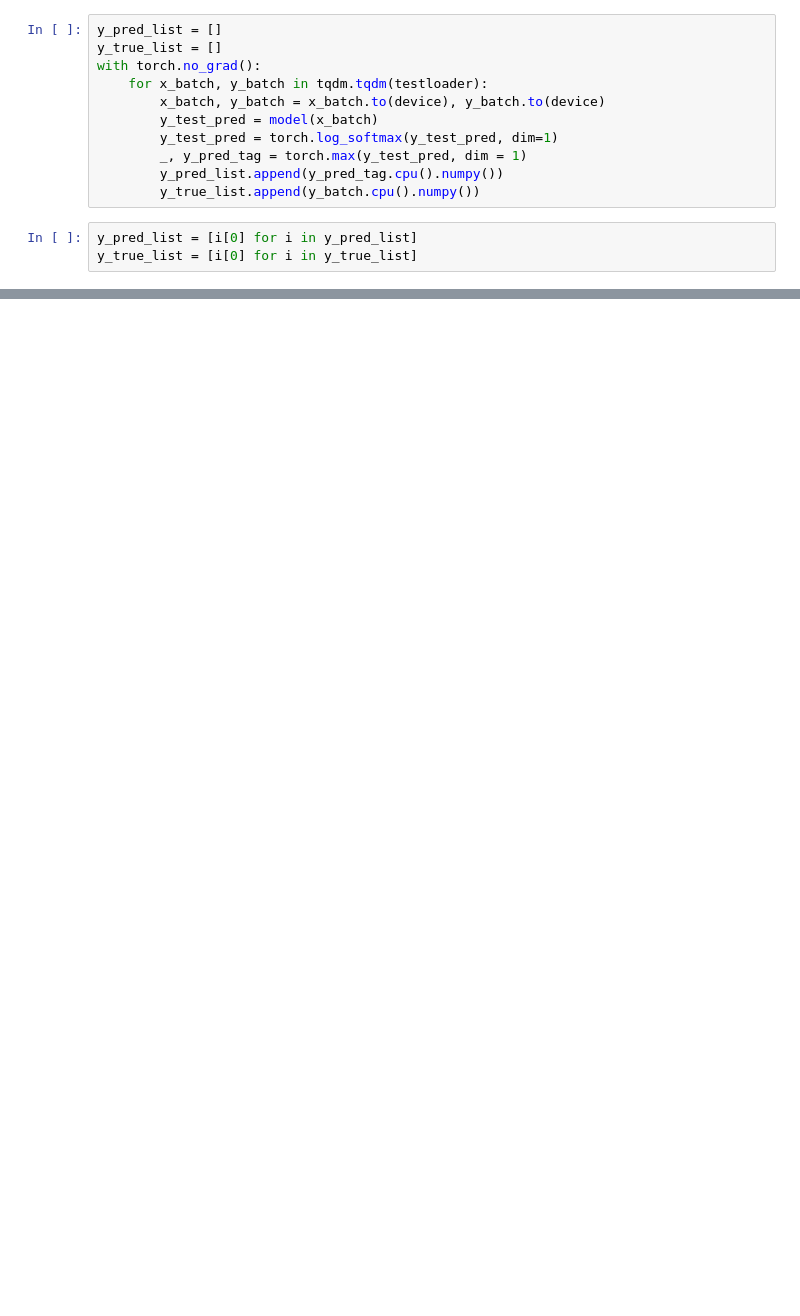
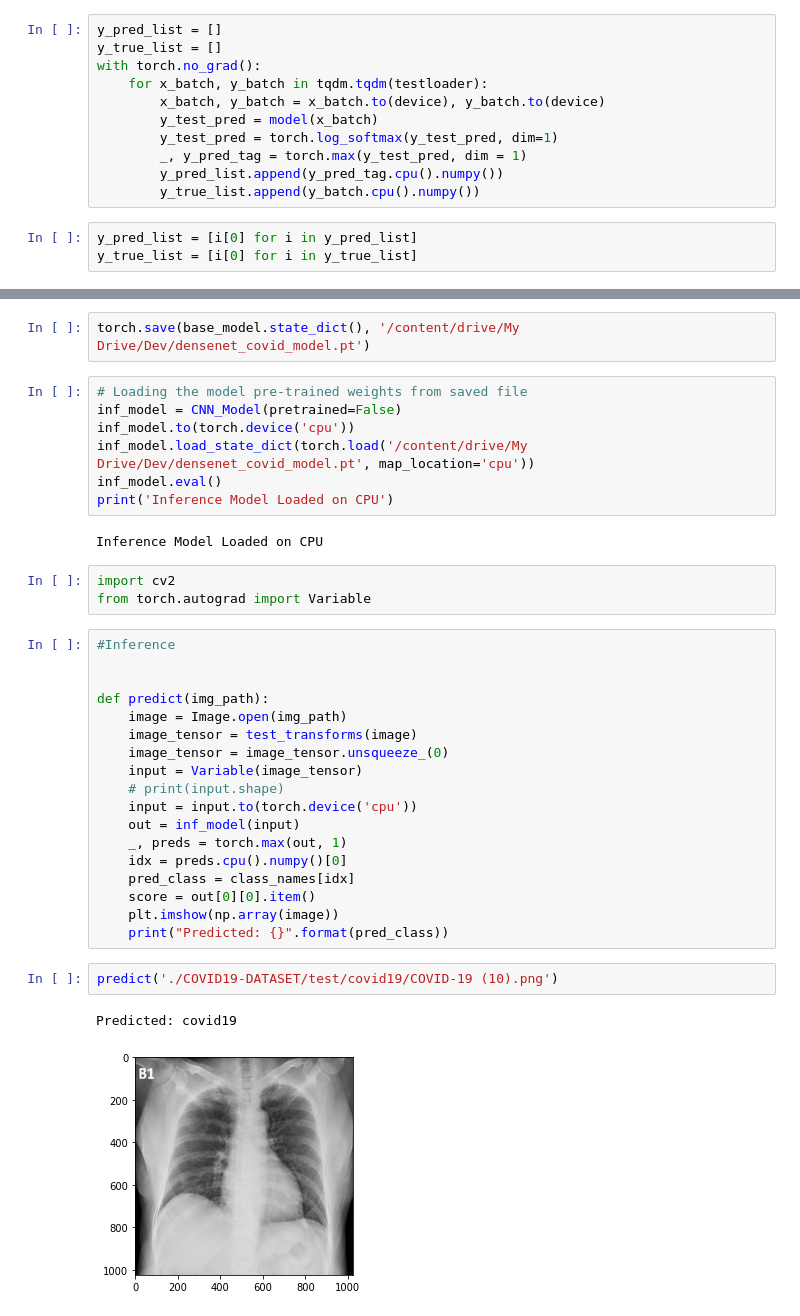
Before and after one commit to arunpandian7/covid-19-detection, a Jupyter notebook: covid_19_detection.ipynb, the cells around one changed output, grey strips where cells are left out. Saved outputs shown, nothing was run; the diff lists cells and outputs as text; blank space fills up the shorter version.

```diff
--- a/covid_19_detection.ipynb
+++ b/covid_19_detection.ipynb
@@ -354,0 +442,37 @@ weighted avg       1.00      1.00      1.00       219
+# %%
+torch.save(base_model.state_dict(), '/content/drive/My Drive/Dev/densenet_covid_model.pt')
+# %%
+# Loading the model pre-trained weights from saved file
+inf_model = CNN_Model(pretrained=False)
+inf_model.to(torch.device('cpu'))
+inf_model.load_state_dict(torch.load('/content/drive/My Drive/Dev/densenet_covid_model.pt', map_location='cpu'))
+inf_model.eval()
+print('Inference Model Loaded on CPU')
+# %% [output]
+Inference Model Loaded on CPU
+# %%
+import cv2
+from torch.autograd import Variable
+# %%
+#Inference
+
+
+def predict(img_path):
+    image = Image.open(img_path)
+    image_tensor = test_transforms(image)
+    image_tensor = image_tensor.unsqueeze_(0)
+    input = Variable(image_tensor)
+    # print(input.shape)
+    input = input.to(torch.device('cpu'))
+    out = inf_model(input)
+    _, preds = torch.max(out, 1)
+    idx = preds.cpu().numpy()[0]
+    pred_class = class_names[idx]
+    score = out[0][0].item()
+    plt.imshow(np.array(image))
+    print("Predicted: {}".format(pred_class))
+# %%
+predict('./COVID19-DATASET/test/covid19/COVID-19 (10).png')
+# %% [output]
+Predicted: covid19
+[figure, added]
```
Also changed, not shown: parts of 41 cells of this notebook, 2 other files.
